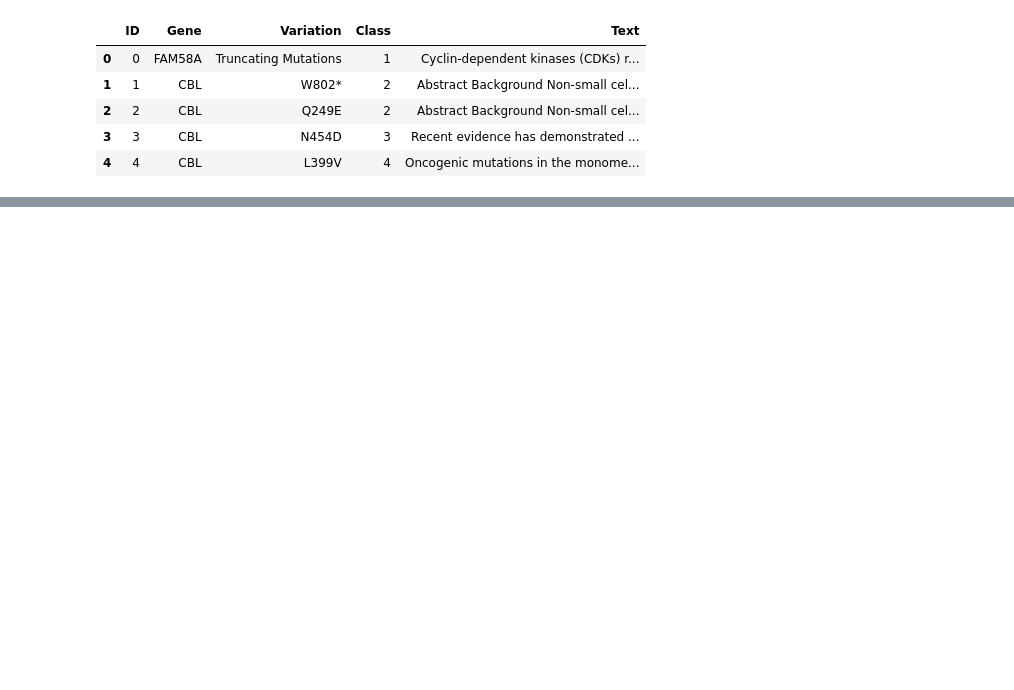
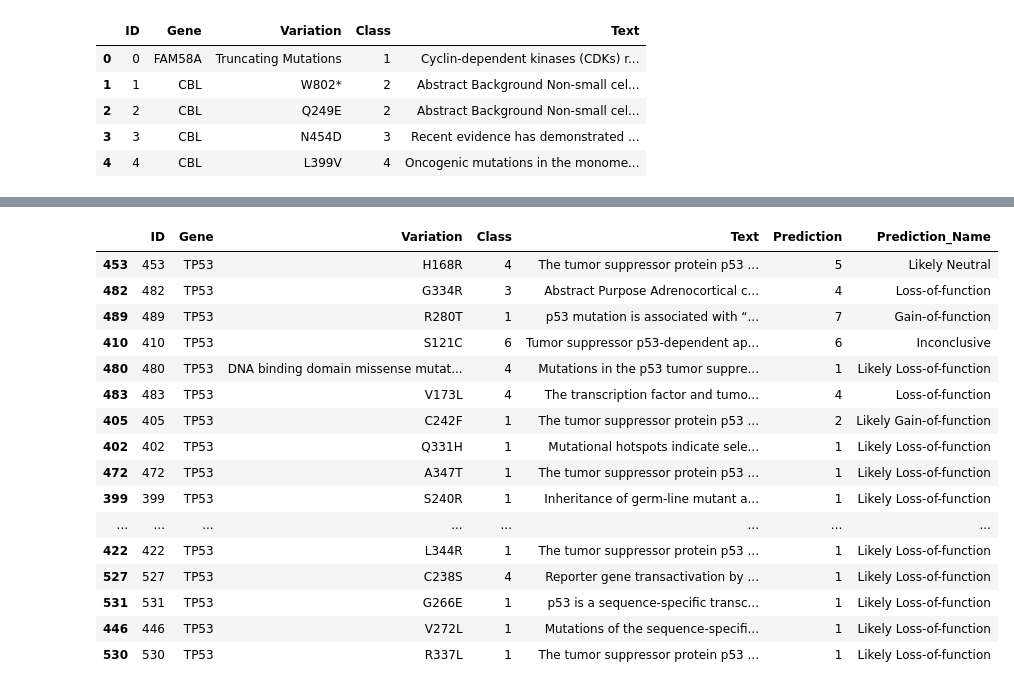
Before and after one commit to ibrahimberb/Cancer-Treatment, a Jupyter notebook: src/DeepLearning.ipynb, the cells around one changed output, grey strips where cells are left out. Saved outputs shown, nothing was run; the diff lists cells and outputs as text; code cells hidden in the pictures; blank space fills up the shorter version.

```diff
--- a/src/DeepLearning.ipynb
+++ b/src/DeepLearning.ipynb
@@ -78,21 +78,21 @@ print(tf.test.gpu_device_name())
 
 # split the data into train and test
 X_train, X_test, y_train, y_test = train_test_split(train_data['Text'], train_data['Class'], test_size=0.2,
-                                                    random_state=0)
+                                                            random_state=0)
 
 # vectorize the text
 tokenizer = Tokenizer(num_words=5000)
 tokenizer.fit_on_texts(X_train)
 
-X_train = tokenizer.texts_to_sequences(X_train)
-X_test = tokenizer.texts_to_sequences(X_test)
+X_train_enc = tokenizer.texts_to_sequences(X_train)
+X_test_enc = tokenizer.texts_to_sequences(X_test)
 
 vocab_size = len(tokenizer.word_index) + 1
 
 maxlen = 100
 
-X_train = pad_sequences(X_train, padding='post', maxlen=maxlen)
-X_test = pad_sequences(X_test, padding='post', maxlen=maxlen)
+X_train_enc = pad_sequences(X_train_enc, padding='post', maxlen=maxlen)
+X_test_enc = pad_sequences(X_test_enc, padding='post', maxlen=maxlen)
 
 # train the model
 embedding_dim = 50
@@ -108,25 +108,25 @@ model.add(layers.Dense(10, activation='relu'))
 model.add(layers.Dense(10, activation='softmax'))
 model.compile(
     optimizer='adam',
-    loss='categorical_crossentropy', # 'sparse_categorical_crossentropy',
+    loss='sparse_categorical_crossentropy',
     metrics=['accuracy']
 )
 print("Model summary: ", model.summary())
 
 history = model.fit(
-    X_train, y_train,
+    X_train_enc, y_train,
     epochs=200,
     verbose=False,
-    validation_data=(X_test, y_test)
+    validation_data=(X_test_enc, y_test)
 )
 
-loss, accuracy = model.evaluate(X_train, y_train, verbose=False)
+loss, accuracy = model.evaluate(X_train_enc, y_train, verbose=False)
 print("Training Accuracy: {:.4f} | Loss: {:.4f}".format(accuracy, loss))
-loss, accuracy = model.evaluate(X_test, y_test, verbose=False)
+loss, accuracy = model.evaluate(X_test_enc, y_test, verbose=False)
 print("Test Accuracy: {:.4f} | Loss: {:.4f}".format(accuracy, loss))
 
 # predict the test data
-pred = model.predict(X_test)
+pred = model.predict(X_test_enc)
 pred = np.argmax(pred, axis=1)
 
 print("Accuracy score for classifier: ", accuracy_score(y_test, pred))
@@ -196,0 +169,26 @@ from keras.preprocessing.text import Tokenizer
+# %%
+from exploratory_data_analysis import mapping
+
+final_pred = train_data.loc[X_test.index, :].copy()
+final_pred["Prediction"] = pred
+final_pred["Prediction_Name"] = final_pred["Prediction"].replace(mapping)
+# %%
+final_pred[final_pred["Gene"] == "TP53"]
+# %% [output]
+|  | ID | Gene | Variation | Class | Text | Prediction | Prediction_Name |
+| 453 | 453 | TP53 | H168R | 4 | The tumor suppressor protein p53 ... | 5 | Likely Neutral |
+| 482 | 482 | TP53 | G334R | 3 | Abstract Purpose Adrenocortical c... | 4 | Loss-of-function |
+| 489 | 489 | TP53 | R280T | 1 | p53 mutation is associated with “... | 7 | Gain-of-function |
+| 410 | 410 | TP53 | S121C | 6 | Tumor suppressor p53-dependent ap... | 6 | Inconclusive |
+| 480 | 480 | TP53 | DNA binding domain missense mutat... | 4 | Mutations in the p53 tumor suppre... | 1 | Likely Loss-of-function |
+| 483 | 483 | TP53 | V173L | 4 | The transcription factor and tumo... | 4 | Loss-of-function |
+| 405 | 405 | TP53 | C242F | 1 | The tumor suppressor protein p53 ... | 2 | Likely Gain-of-function |
+| 402 | 402 | TP53 | Q331H | 1 | Mutational hotspots indicate sele... | 1 | Likely Loss-of-function |
+| 472 | 472 | TP53 | A347T | 1 | The tumor suppressor protein p53 ... | 1 | Likely Loss-of-function |
+| 399 | 399 | TP53 | S240R | 1 | Inheritance of germ-line mutant a... | 1 | Likely Loss-of-function |
+| ... | ... | ... | ... | ... | ... | ... | ... |
+| 422 | 422 | TP53 | L344R | 1 | The tumor suppressor protein p53 ... | 1 | Likely Loss-of-function |
+| 527 | 527 | TP53 | C238S | 4 | Reporter gene transactivation by ... | 1 | Likely Loss-of-function |
+| 531 | 531 | TP53 | G266E | 1 | p53 is a sequence-specific transc... | 1 | Likely Loss-of-function |
+| 446 | 446 | TP53 | V272L | 1 | Mutations of the sequence-specifi... | 1 | Likely Loss-of-function |
+| 530 | 530 | TP53 | R337L | 1 | The tumor suppressor protein p53 ... | 1 | Likely Loss-of-function |
```
Also changed, not shown: parts of 5 cells of this notebook.
